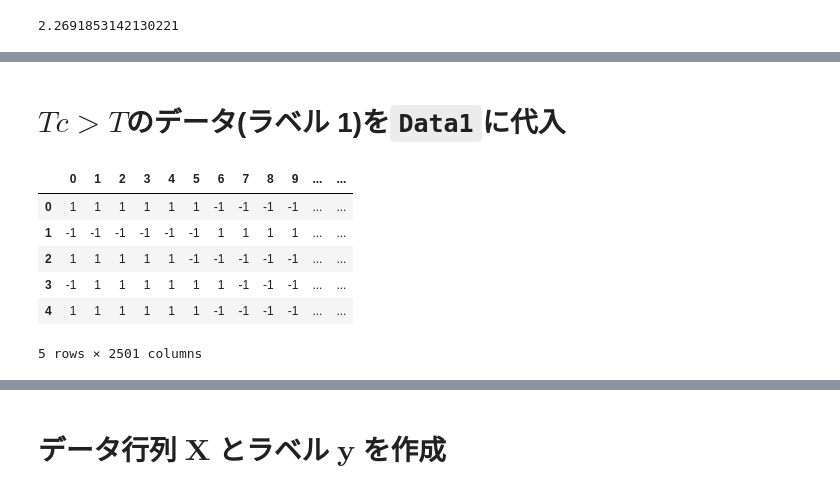
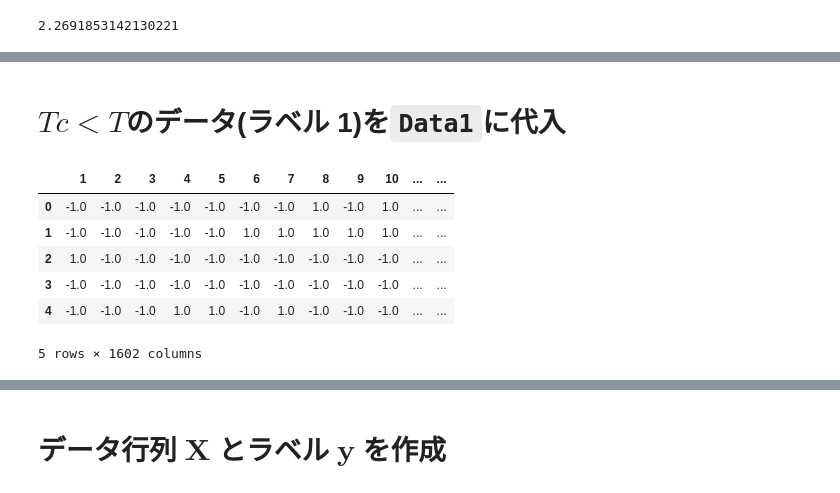
Before and after one commit to haru-256/reserch-code, a Jupyter notebook: classification_IsingModel.ipynb, the cells around one changed output, grey strips where cells are left out. Drawn from its saved outputs; the diff is of its cells as text; code cells hidden in the pictures.

```diff
--- a/classification_IsingModel.ipynb
+++ b/classification_IsingModel.ipynb
@@ -55,14 +56,14 @@ for i in [0, 100, 300, 500, 1500, 2900]:
 # %% [markdown]
-# $Tc > T$のデータ(ラベル 1)を`Data1`に代入
+# $Tc < T$のデータ(ラベル 1)を`Data1`に代入
 # %%
-Data1 =  pd.read_csv("isingModel_data_1.csv")
-Data1.head()
+Data1_train =  pd.read_csv("isingModel_data2_1.csv")
+Data1_train.head()
 # %% [output]
-|  | 0 | 1 | 2 | 3 | 4 | 5 | 6 | 7 | 8 | 9 | ... | ... |
-| 0 | 1 | 1 | 1 | 1 | 1 | 1 | -1 | -1 | -1 | -1 | ... | ... |
-| 1 | -1 | -1 | -1 | -1 | -1 | -1 | 1 | 1 | 1 | 1 | ... | ... |
-| 2 | 1 | 1 | 1 | 1 | 1 | -1 | -1 | -1 | -1 | -1 | ... | ... |
-| 3 | -1 | 1 | 1 | 1 | 1 | 1 | 1 | -1 | -1 | -1 | ... | ... |
-| 4 | 1 | 1 | 1 | 1 | 1 | 1 | -1 | -1 | -1 | -1 | ... | ... |
+|  | 1 | 2 | 3 | 4 | 5 | 6 | 7 | 8 | 9 | 10 | ... | ... |
+| 0 | -1.0 | -1.0 | -1.0 | -1.0 | -1.0 | -1.0 | -1.0 | 1.0 | -1.0 | 1.0 | ... | ... |
+| 1 | -1.0 | -1.0 | -1.0 | -1.0 | -1.0 | 1.0 | 1.0 | 1.0 | 1.0 | 1.0 | ... | ... |
+| 2 | 1.0 | -1.0 | -1.0 | -1.0 | -1.0 | -1.0 | -1.0 | -1.0 | -1.0 | -1.0 | ... | ... |
+| 3 | -1.0 | -1.0 | -1.0 | -1.0 | -1.0 | -1.0 | -1.0 | -1.0 | -1.0 | -1.0 | ... | ... |
+| 4 | -1.0 | -1.0 | -1.0 | 1.0 | 1.0 | -1.0 | 1.0 | -1.0 | -1.0 | -1.0 | ... | ... |
-5 rows × 2501 columns
+5 rows × 1602 columns
 # %%
```
Also changed, not shown: parts of 29 cells of this notebook, 3 other files.
